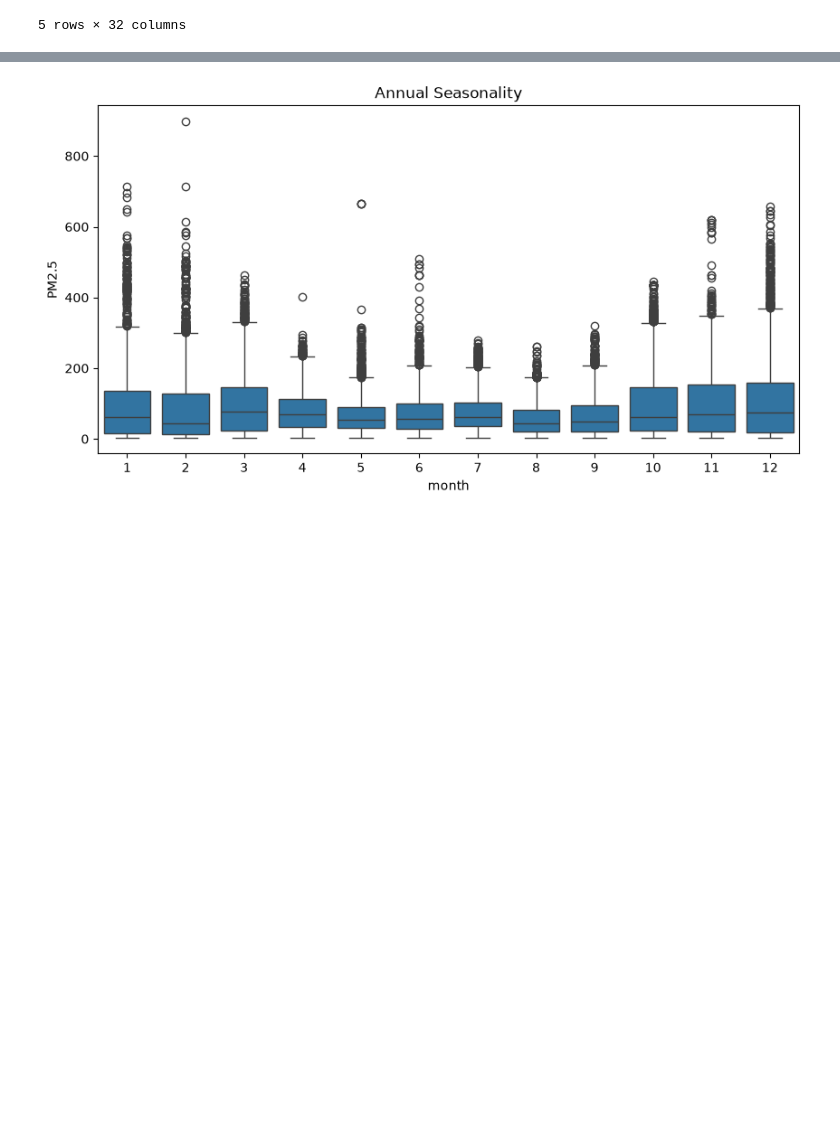
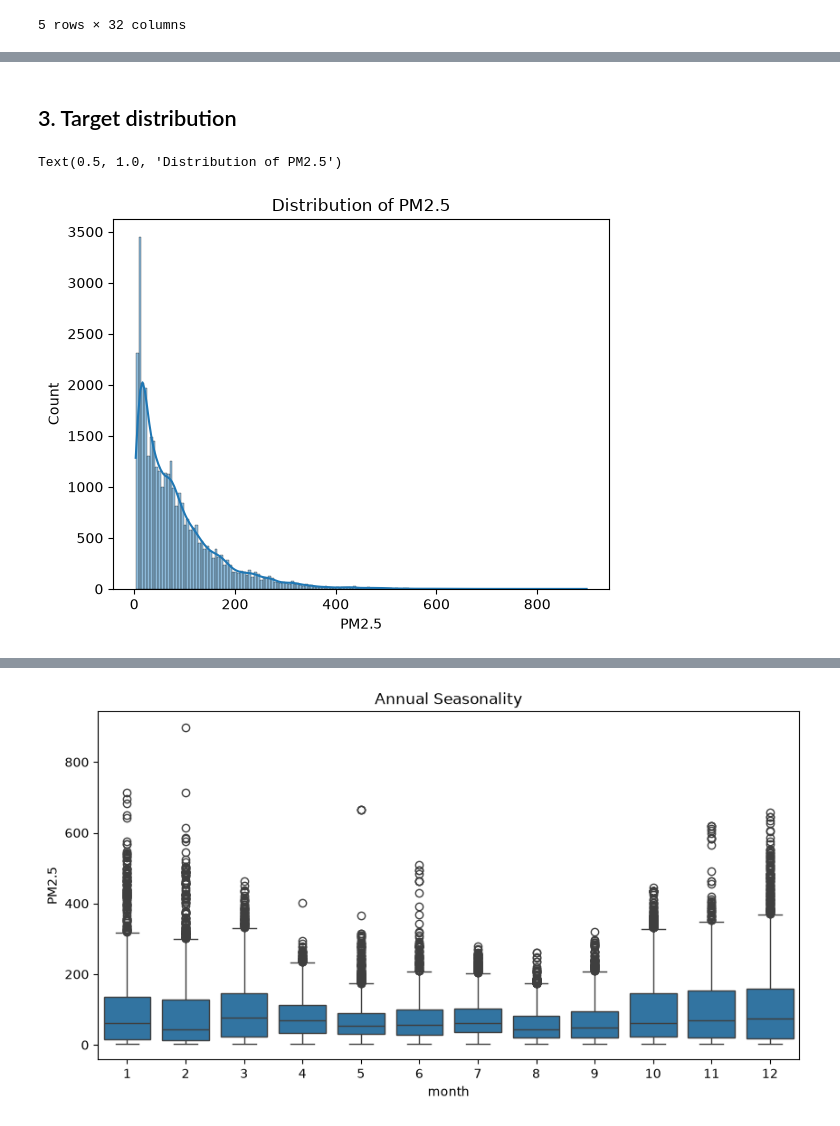
Before and after one commit to TomSchippke/air-quality-forecasting, a Jupyter notebook: notebooks/01_exploration.ipynb, the cells around one changed output, grey strips where cells are left out. Saved outputs shown, nothing was run; the diff lists cells and outputs as text; code cells hidden in the pictures; blank space fills up the shorter version.

```diff
--- a/notebooks/01_exploration.ipynb
+++ b/notebooks/01_exploration.ipynb
@@ -75,0 +112,8 @@ df_processed.head()
+# %% [markdown]
+## 3. Target distribution
+# %%
+sbn.histplot(df_processed['PM2.5'], kde=True)
+plt.title("Distribution of PM2.5")
+# %% [output]
+Text(0.5, 1.0, 'Distribution of PM2.5')
+[figure, added]
```
Also changed, not shown: parts of 28 cells of this notebook.
